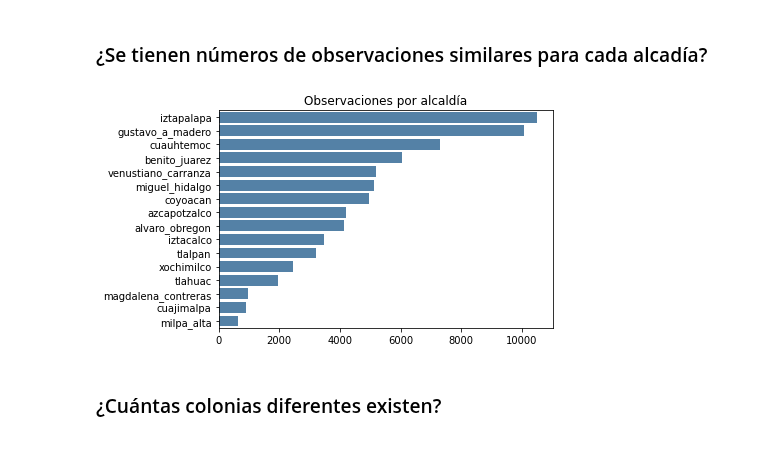
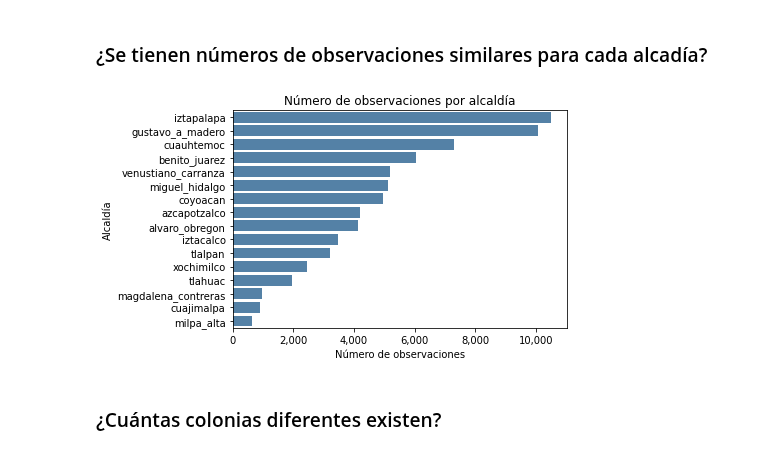
Before and after one commit to lechugaa/intro_ds_p1_consumo_agua, a Jupyter notebook: agua_profiling_reporte_cliente.ipynb, the cells around one changed output. Cells and saved outputs as stored; diff of their text form; code cells hidden in the pictures.

```diff
--- a/agua_profiling_reporte_cliente.ipynb
+++ b/agua_profiling_reporte_cliente.ipynb
@@ -648,12 +607,16 @@ len(data[data.nomgeo != data.alcaldia])
 ### ¿Se tienen números de observaciones similares para cada alcadía?
 # %%
 conteo_alcaldias = data.alcaldia.value_counts()
-sns.barplot(x=conteo_alcaldias.values,
+g_obs_al = sns.barplot(x=conteo_alcaldias.values,
             y=conteo_alcaldias.index,
             color='steelblue',
-            orient='h').set_title("Observaciones por alcaldía");
+            orient='h')
+g_obs_al.set_title('Número de observaciones por alcaldía')
+g_obs_al.set(xlabel="Número de observaciones", ylabel="Alcaldía")
+xlabels = ['{:,.0f}'.format(x) for x in g_obs_al.get_xticks()]
+g_obs_al.set_xticklabels(xlabels);
 # %% [output]
-[figure, old version]
+[figure, new version]
 # %% [markdown]
 ### ¿Cuántas colonias diferentes existen?
 # %%
```
Also changed, not shown: parts of 25 cells of this notebook, 2 other files.
